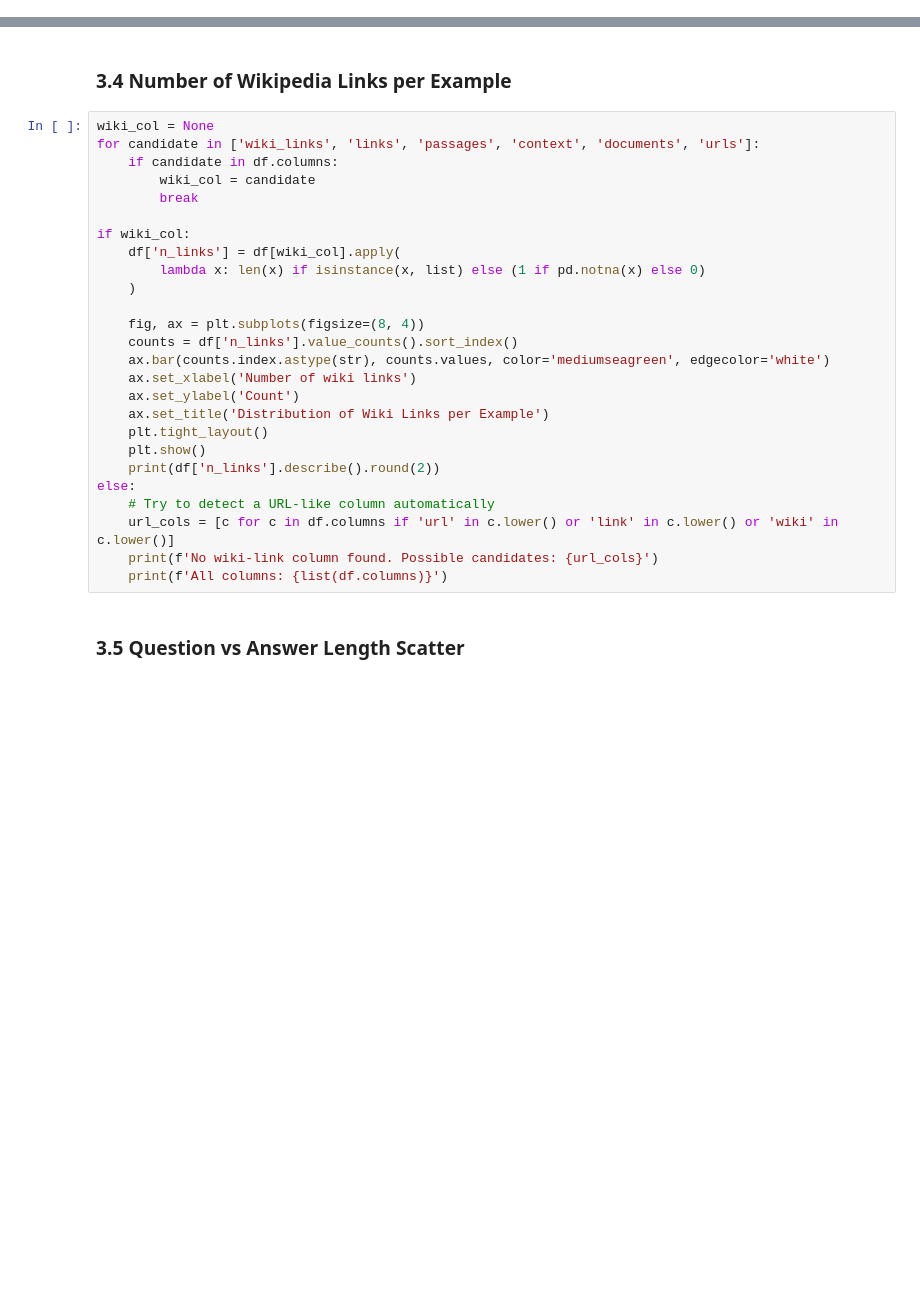
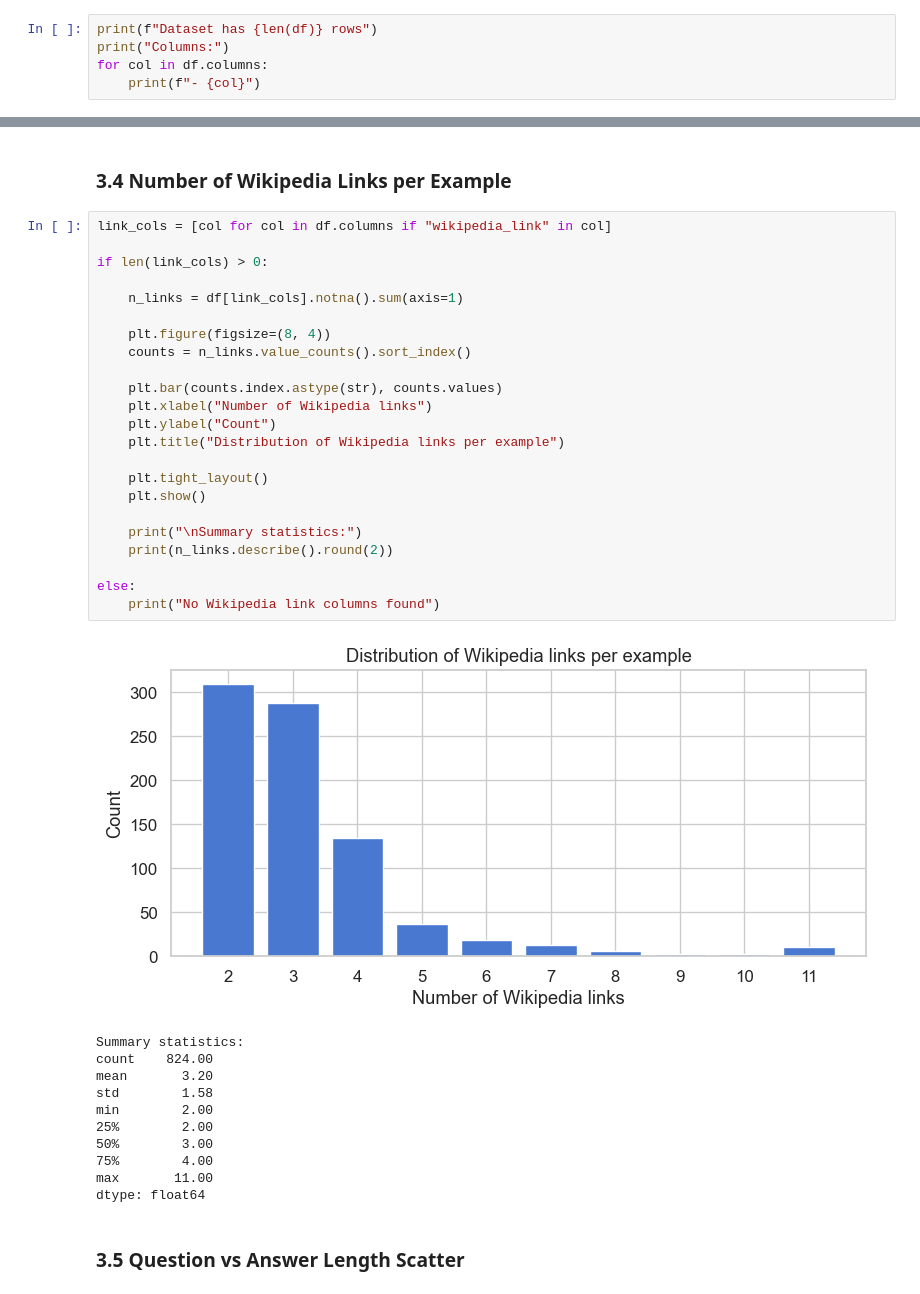
Before and after one commit to leaxinghui/INFO371a, a Jupyter notebook: frames_eda.ipynb, the cells around one changed output, grey strips where cells are left out. Cells and saved outputs as stored; diff of their text form; blank space fills up the shorter version.

```diff
--- a/frames_eda.ipynb
+++ b/frames_eda.ipynb
@@ -46,0 +40,5 @@ df.head(3)
+# %%
+print(f"Dataset has {len(df)} rows")
+print("Columns:")
+for col in df.columns:
+    print(f"- {col}")
@@ -139,30 +277,39 @@ else:
 # %% [markdown]
 ### 3.4 Number of Wikipedia Links per Example
-# %%
-wiki_col = None
-for candidate in ['wiki_links', 'links', 'passages', 'context', 'documents', 'urls']:
-    if candidate in df.columns:
-        wiki_col = candidate
-        break
-
-if wiki_col:
-    df['n_links'] = df[wiki_col].apply(
-        lambda x: len(x) if isinstance(x, list) else (1 if pd.notna(x) else 0)
-    )
-
-    fig, ax = plt.subplots(figsize=(8, 4))
-    counts = df['n_links'].value_counts().sort_index()
-    ax.bar(counts.index.astype(str), counts.values, color='mediumseagreen', edgecolor='white')
-    ax.set_xlabel('Number of wiki links')
-    ax.set_ylabel('Count')
-    ax.set_title('Distribution of Wiki Links per Example')
-    plt.tight_layout()
-    plt.show()
-    print(df['n_links'].describe().round(2))
-else:
-    # Try to detect a URL-like column automatically
-    url_cols = [c for c in df.columns if 'url' in c.lower() or 'link' in c.lower() or 'wiki' in c.lower()]
-    print(f'No wiki-link column found. Possible candidates: {url_cols}')
-    print(f'All columns: {list(df.columns)}')
+# %%
+link_cols = [col for col in df.columns if "wikipedia_link" in col]
+
+if len(link_cols) > 0:
+
+    n_links = df[link_cols].notna().sum(axis=1)
+
+    plt.figure(figsize=(8, 4))
+    counts = n_links.value_counts().sort_index()
+
+    plt.bar(counts.index.astype(str), counts.values)
+    plt.xlabel("Number of Wikipedia links")
+    plt.ylabel("Count")
+    plt.title("Distribution of Wikipedia links per example")
+
+    plt.tight_layout()
+    plt.show()
+
+    print("\nSummary statistics:")
+    print(n_links.describe().round(2))
+
+else:
+    print("No Wikipedia link columns found")
+# %% [output]
+[figure, added]
+Summary statistics:
+count    824.00
+mean       3.20
+std        1.58
+min        2.00
+25%        2.00
+50%        3.00
+75%        4.00
+max       11.00
+dtype: float64
 # %% [markdown]
 ### 3.5 Question vs Answer Length Scatter
```
Also changed, not shown: parts of 42 cells of this notebook.
